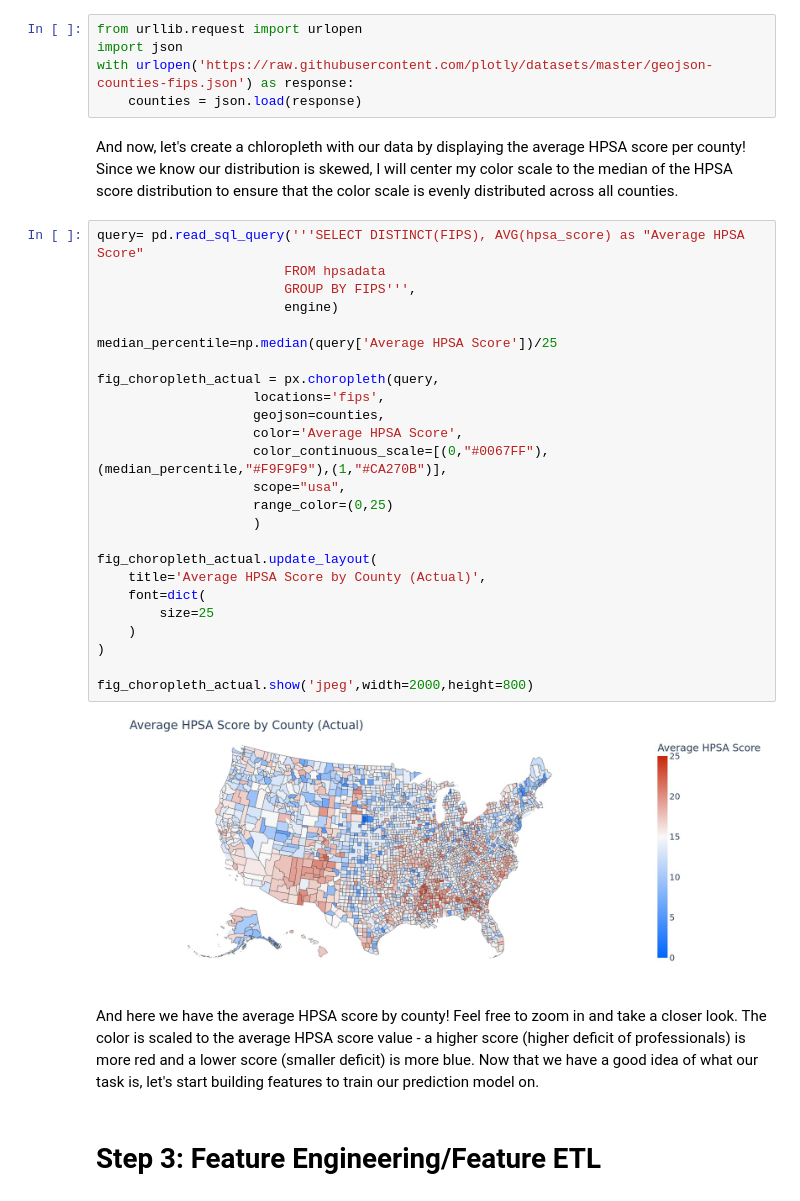
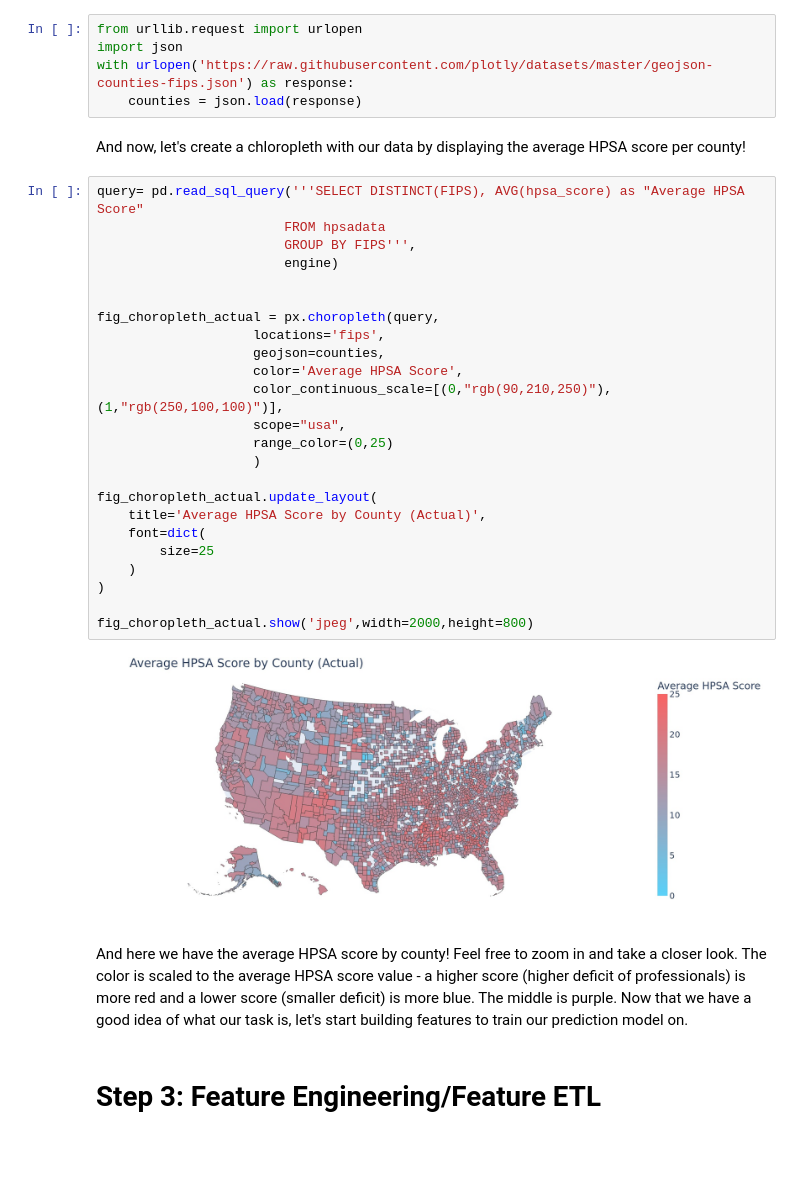
Before and after one commit to RandomMan0880/HPSA-Data, a Jupyter notebook: HPSA_Predictor.ipynb, the cells around one changed output. Saved outputs shown, nothing was run; the diff lists cells and outputs as text; blank space fills up the shorter version.

```diff
--- a/HPSA_Predictor.ipynb
+++ b/HPSA_Predictor.ipynb
@@ -312,36 +312,35 @@ import json
 with urlopen('https://raw.githubusercontent.com/plotly/datasets/master/geojson-counties-fips.json') as response:
     counties = json.load(response)
 # %% [markdown]
-And now, let's create a chloropleth with our data by displaying the average HPSA score per county! Since we know our distribution is skewed, I will center my color scale to the median of the HPSA score distribution to ensure that the color scale is evenly distributed across all counties.
+And now, let's create a chloropleth with our data by displaying the average HPSA score per county!
 # %%
 query= pd.read_sql_query('''SELECT DISTINCT(FIPS), AVG(hpsa_score) as "Average HPSA Score"
                         FROM hpsadata
                         GROUP BY FIPS''',
                         engine)
 
-median_percentile=np.median(query['Average HPSA Score'])/25
 
 fig_choropleth_actual = px.choropleth(query,
                     locations='fips',
                     geojson=counties,
                     color='Average HPSA Score',
-                    color_continuous_scale=[(0,"#0067FF"), (median_percentile,"#F9F9F9"),(1,"#CA270B")],
+                    color_continuous_scale=[(0,"rgb(90,210,250)"), (1,"rgb(250,100,100)")],
                     scope="usa",
                     range_color=(0,25)
                     )
 
 fig_choropleth_actual.update_layout(
     title='Average HPSA Score by County (Actual)',
     font=dict(
         size=25
     )
 )
 
 fig_choropleth_actual.show('jpeg',width=2000,height=800)
 # %% [output]
-[figure, old version]
+[figure, new version]
 # %% [markdown]
-And here we have the average HPSA score by county! Feel free to zoom in and take a closer look. The color is scaled to the average HPSA score value - a higher score (higher deficit of professionals) is more red and a lower score (smaller deficit) is more blue. Now that we have a good idea of what our task is, let's start building features to train our prediction model on.
+And here we have the average HPSA score by county! Feel free to zoom in and take a closer look. The color is scaled to the average HPSA score value - a higher score (higher deficit of professionals) is more red and a lower score (smaller deficit) is more blue. The middle is purple. Now that we have a good idea of what our task is, let's start building features to train our prediction model on.
 # %% [markdown]
 <a id='3FETL'></a>
 # Step 3: Feature Engineering/Feature ETL
```
Also changed, not shown: parts of 9 cells of this notebook.
